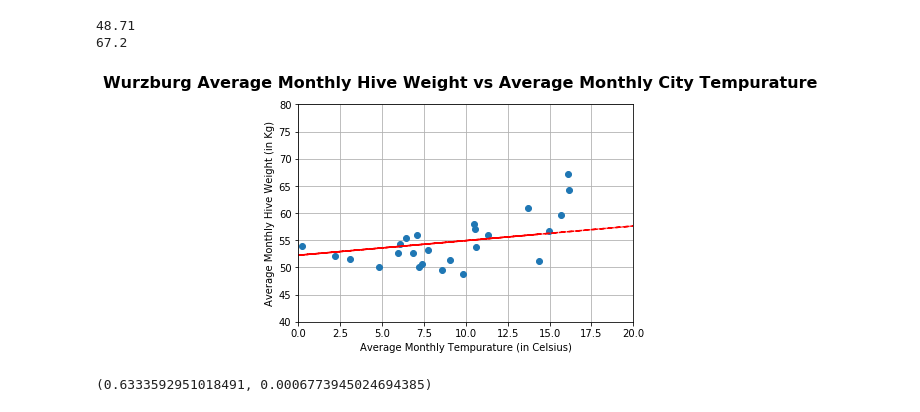
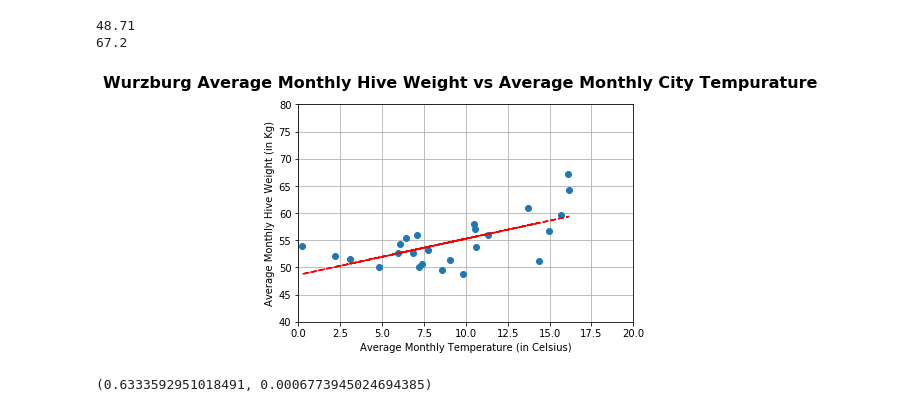
Before and after one commit to crescenzo77/Project_01, a Jupyter notebook: Demo/Bee_Hive_Demo_CA.ipynb, the cells around one changed output. Saved outputs shown, nothing was run; the diff lists cells and outputs as text; code cells hidden in the pictures.

```diff
--- a/Demo/Bee_Hive_Demo_CA.ipynb
+++ b/Demo/Bee_Hive_Demo_CA.ipynb
@@ -347,27 +348,27 @@ print(weight_max)
 67.2
 # %%
 #set line for lin. regress. analysis daily temp vs weight
-(slope, intercept, _, _, _) = linregress(x_axis_w_temp, y_axis_w_weight)
+(slope, intercept, _, _, _) = linregress(mon_x_axis_w_temp, mon_y_axis_w_weight)
 fit = slope * mon_x_axis_w_temp + intercept
 # %%
 #Plot monthly temp vs weight
 fig, ax = plt.subplots()
 
 fig.suptitle("Wurzburg Average Monthly Hive Weight vs Average Monthly City Tempurature", fontsize=16, fontweight="bold")
 
 ax.set_xlim(0, 20)
 ax.set_ylim(40, 80)
 
 
-ax.set_xlabel("Average Monthly Tempurature (in Celsius)")
+ax.set_xlabel("Average Monthly Temperature (in Celsius)")
 ax.set_ylabel("Average Monthly Hive Weight (in Kg)")
 
 ax.plot(mon_x_axis_w_temp, mon_y_axis_w_weight, linewidth=0, marker='o')
-ax.plot(x_axis_w_temp, fit, 'r--')
+ax.plot(mon_x_axis_w_temp, fit, 'r--')
 plt.grid()
 
 plt.show()
 # %% [output]
-[figure, old version]
+[figure, new version]
 # %%
 # Find the correlation coefficient and p-value monthly temp vs weight
```
Also changed, not shown: parts of 15 cells of this notebook.
